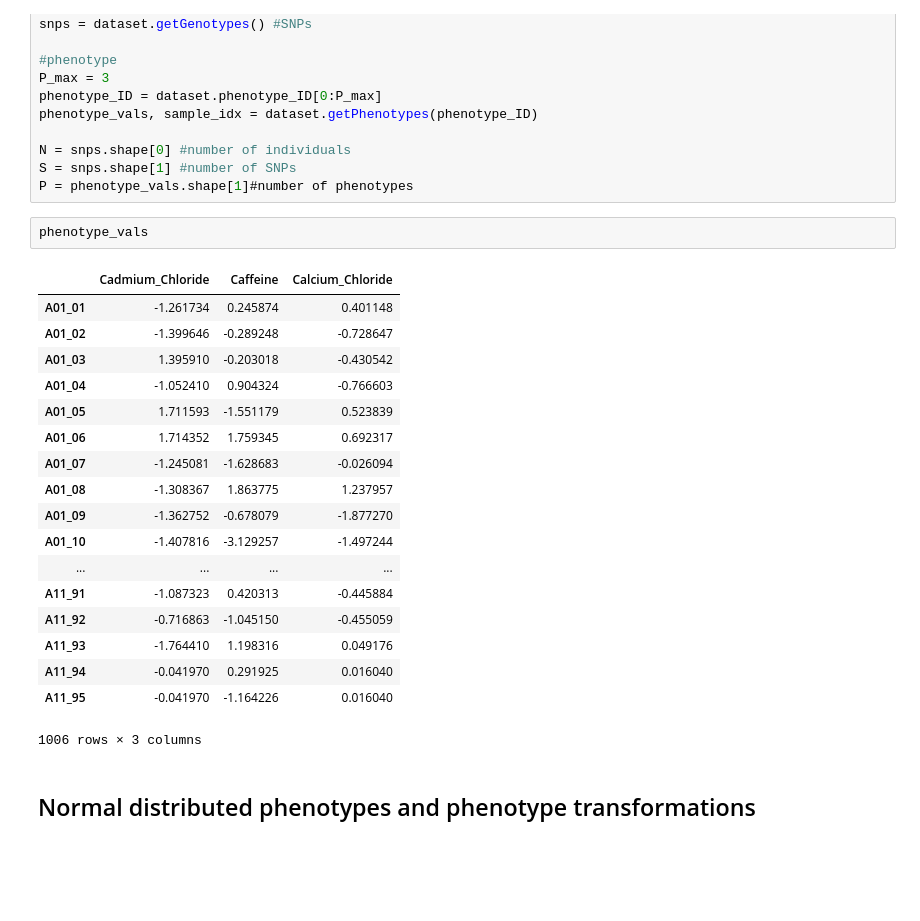
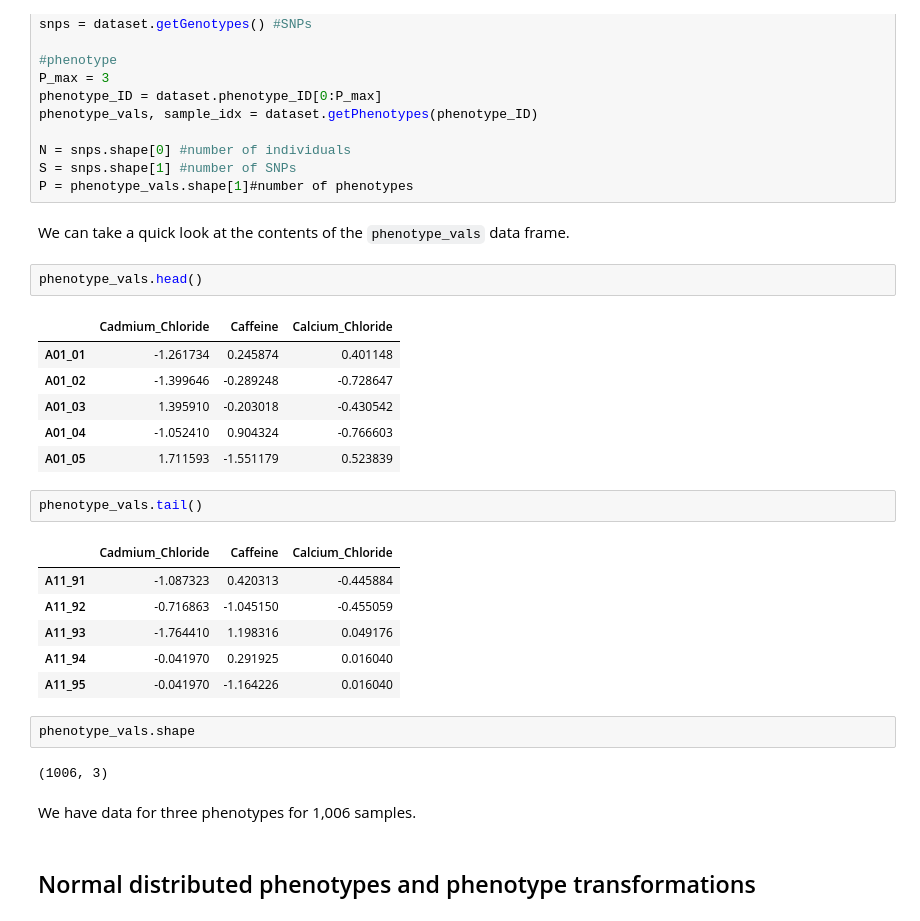
Before and after one commit to davismcc/embl_predocs_limix_tutorial_Nov2015, a Jupyter notebook: linear_regression_FDR/QTL_mapping1.ipynb, the cells around one changed output. Saved outputs shown, nothing was run; the diff lists cells and outputs as text; blank space fills up the shorter version.

```diff
--- a/linear_regression_FDR/QTL_mapping1.ipynb
+++ b/linear_regression_FDR/QTL_mapping1.ipynb
@@ -32,27 +32,32 @@ phenotype_vals, sample_idx = dataset.getPhenotypes(phenotype_ID)
 N = snps.shape[0] #number of individuals
 S = snps.shape[1] #number of SNPs
 P = phenotype_vals.shape[1]#number of phenotypes
+# %% [markdown]
+We can take a quick look at the contents of the `phenotype_vals` data frame.
 # %%
-phenotype_vals
+phenotype_vals.head()
 # %% [output]
 |  | Cadmium_Chloride | Caffeine | Calcium_Chloride |
 | A01_01 | -1.261734 | 0.245874 | 0.401148 |
 | A01_02 | -1.399646 | -0.289248 | -0.728647 |
 | A01_03 | 1.395910 | -0.203018 | -0.430542 |
 | A01_04 | -1.052410 | 0.904324 | -0.766603 |
 | A01_05 | 1.711593 | -1.551179 | 0.523839 |
-| A01_06 | 1.714352 | 1.759345 | 0.692317 |
-| A01_07 | -1.245081 | -1.628683 | -0.026094 |
-| A01_08 | -1.308367 | 1.863775 | 1.237957 |
-| A01_09 | -1.362752 | -0.678079 | -1.877270 |
-| A01_10 | -1.407816 | -3.129257 | -1.497244 |
-| ... | ... | ... | ... |
-| A11_91 | -1.087323 | 0.420313 | -0.445884 |
-| A11_92 | -0.716863 | -1.045150 | -0.455059 |
-| A11_93 | -1.764410 | 1.198316 | 0.049176 |
-| A11_94 | -0.041970 | 0.291925 | 0.016040 |
-| A11_95 | -0.041970 | -1.164226 | 0.016040 |
-1006 rows × 3 columns
+# %%
+phenotype_vals.tail()
+# %% [output]
+|  | Cadmium_Chloride | Caffeine | Calcium_Chloride |
+| A11_91 | -1.087323 | 0.420313 | -0.445884 |
+| A11_92 | -0.716863 | -1.045150 | -0.455059 |
+| A11_93 | -1.764410 | 1.198316 | 0.049176 |
+| A11_94 | -0.041970 | 0.291925 | 0.016040 |
+| A11_95 | -0.041970 | -1.164226 | 0.016040 |
+# %%
+phenotype_vals.shape
+# %% [output]
+(1006, 3)
+# %% [markdown]
+We have data for three phenotypes for 1,006 samples.
 # %% [markdown]
 ## Normal distributed phenotypes and phenotype transformations
 # %% [markdown]
```
Also changed, not shown: parts of 1 cell of this notebook, 5 other files.
